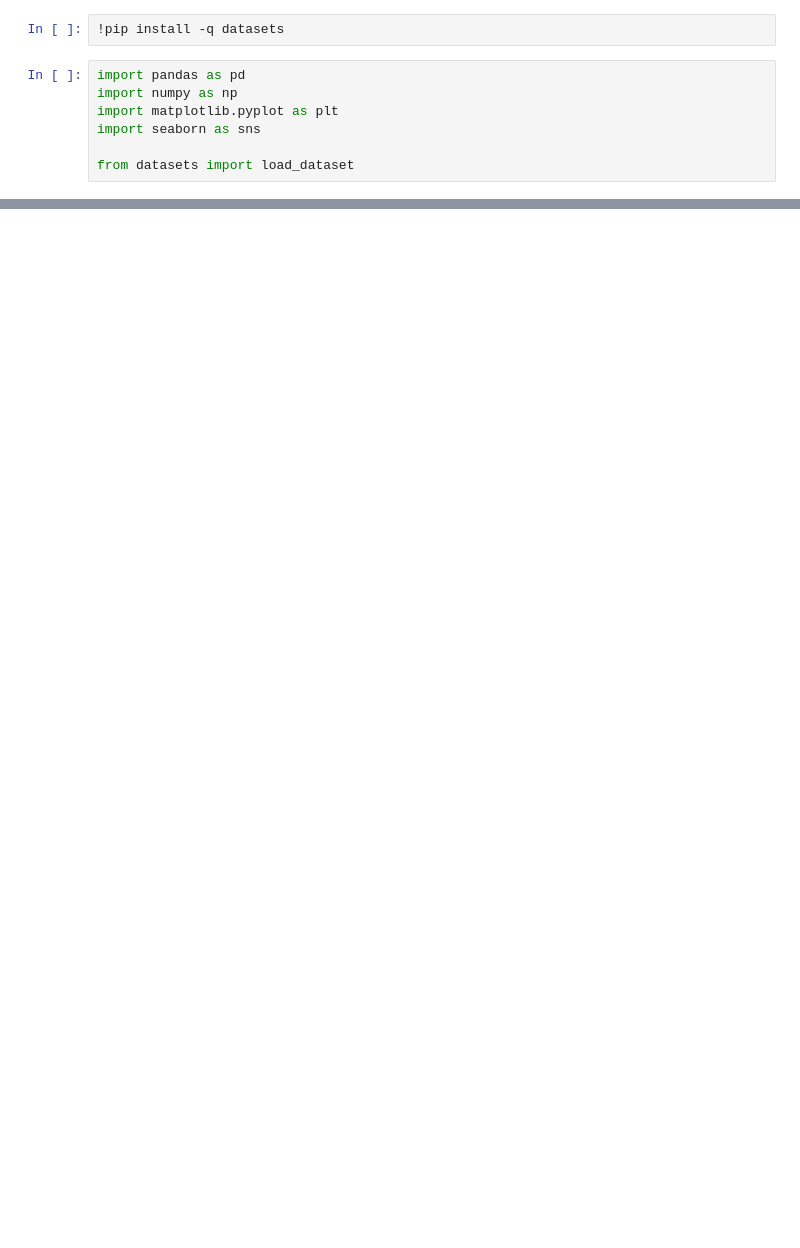
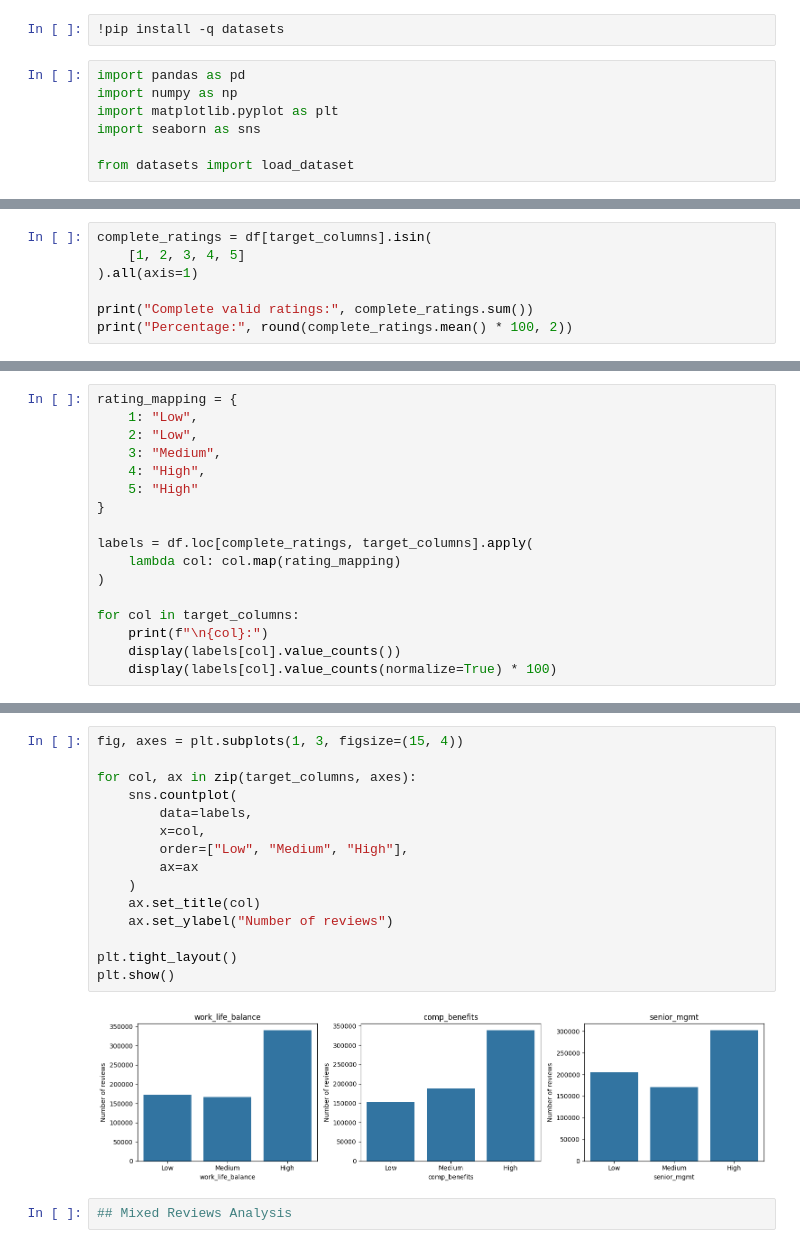
Before and after one commit to Emily-als/worklens-llm, a Jupyter notebook: 01_data_exploration.ipynb, the cells around one changed output, grey strips where cells are left out. Cells and saved outputs as stored; diff of their text form; blank space fills up the shorter version.

Commit message:
Complete exploratory data analysis

```diff
--- a/01_data_exploration.ipynb
+++ b/01_data_exploration.ipynb
@@ -23,0 +67,7 @@ display(df.head())
+# %%
+complete_ratings = df[target_columns].isin(
+    [1, 2, 3, 4, 5]
+).all(axis=1)
+
+print("Complete valid ratings:", complete_ratings.sum())
+print("Percentage:", round(complete_ratings.mean() * 100, 2))
@@ -23,0 +97,17 @@ display(df.head())
+# %%
+rating_mapping = {
+    1: "Low",
+    2: "Low",
+    3: "Medium",
+    4: "High",
+    5: "High"
+}
+
+labels = df.loc[complete_ratings, target_columns].apply(
+    lambda col: col.map(rating_mapping)
+)
+
+for col in target_columns:
+    print(f"\n{col}:")
+    display(labels[col].value_counts())
+    display(labels[col].value_counts(normalize=True) * 100)
@@ -23,0 +148,19 @@ display(df.head())
+# %%
+fig, axes = plt.subplots(1, 3, figsize=(15, 4))
+
+for col, ax in zip(target_columns, axes):
+    sns.countplot(
+        data=labels,
+        x=col,
+        order=["Low", "Medium", "High"],
+        ax=ax
+    )
+    ax.set_title(col)
+    ax.set_ylabel("Number of reviews")
+
+plt.tight_layout()
+plt.show()
+# %% [output]
+[figure, added]
+# %%
+## Mixed Reviews Analysis
```
Also changed, not shown: parts of 17 cells of this notebook.
